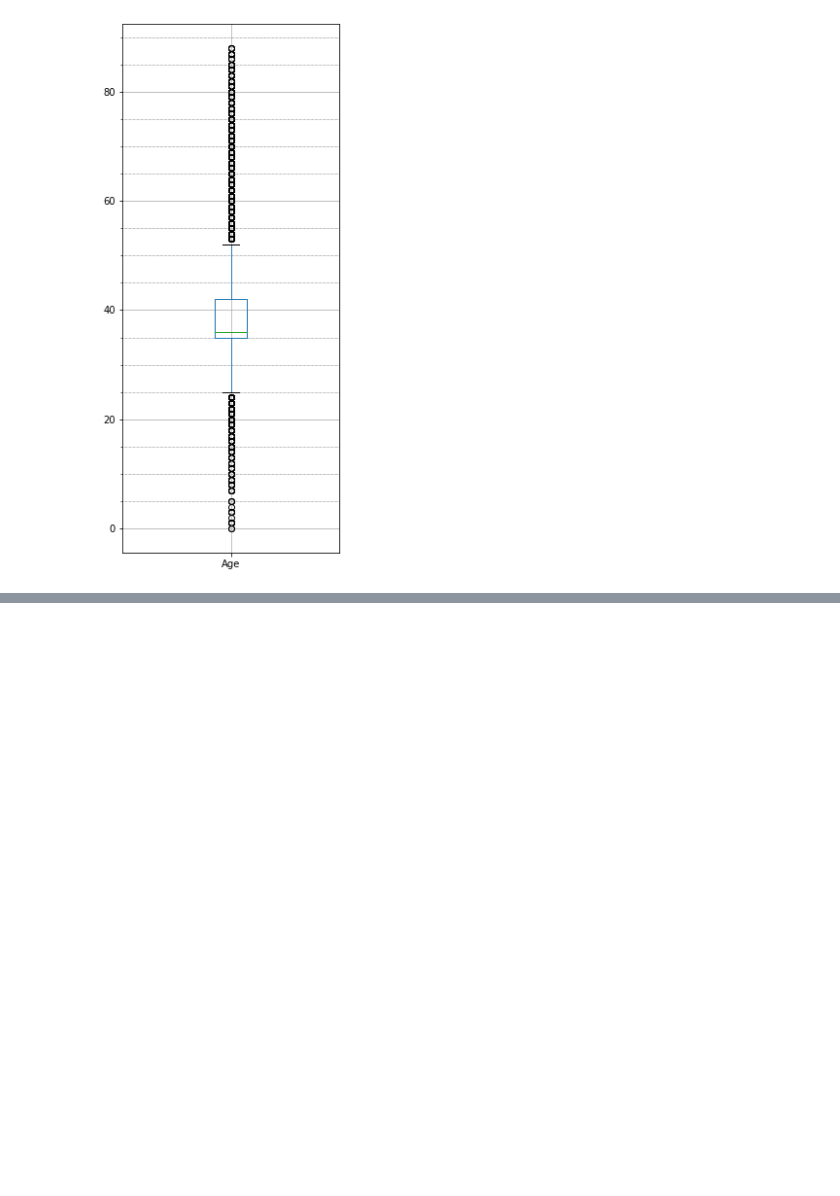
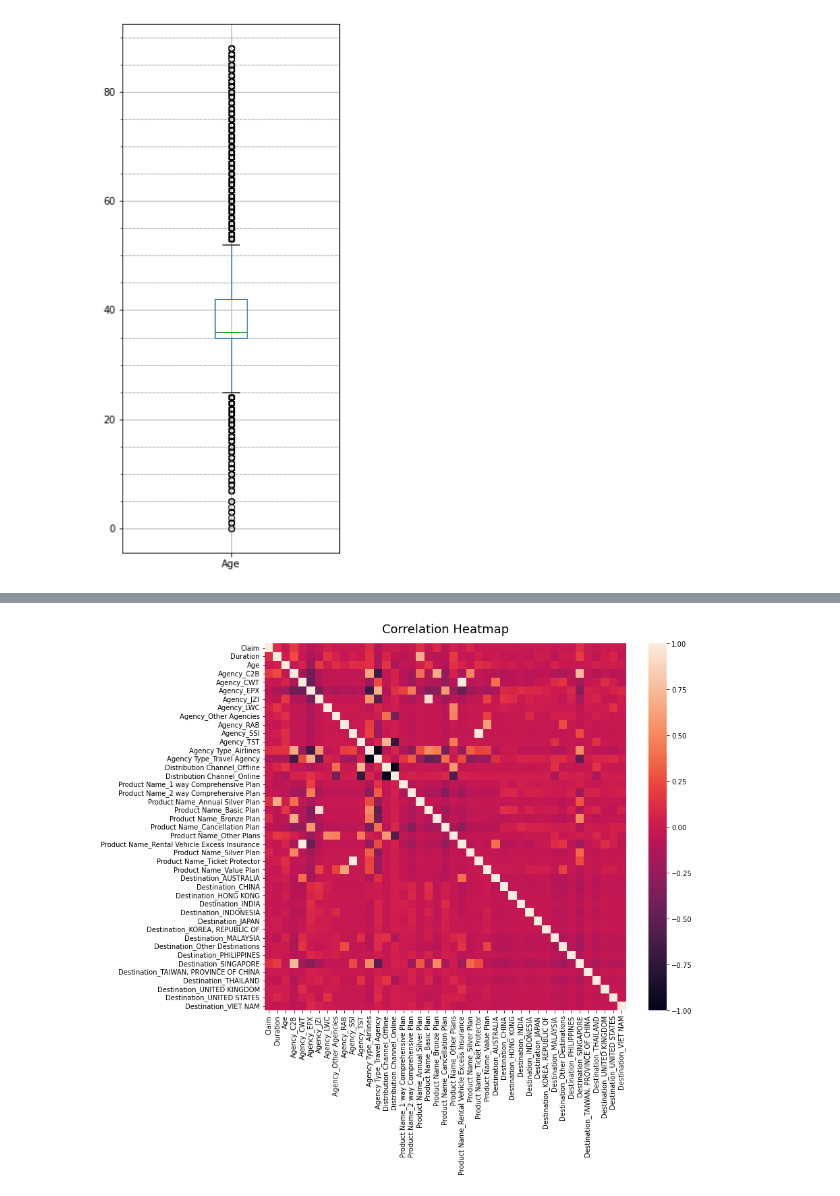
Before and after one commit to SilviaEiden/Data_Science_Final_Project_Group_6, a Jupyter notebook: Travel_Insurance_Cleaning.ipynb, the cells around one changed output, grey strips where cells are left out. Cells and saved outputs as stored; diff of their text form; code cells hidden in the pictures; blank space fills up the shorter version.

```diff
--- a/Travel_Insurance_Cleaning.ipynb
+++ b/Travel_Insurance_Cleaning.ipynb
@@ -237,0 +434,10 @@ travel_ins_df.to_sql(name='travel', con=engine, if_exists='replace')
+# %%
+# Determine which values to replace
+replace_prod_name = list(prod_name[prod_name < 1000].index)
+
+# Replace in dataframe
+for products in replace_prod_name:
+    dumm_corr_heatmap_df["Product Name"] = dumm_corr_heatmap_df["Product Name"].replace(products,"Other Plans")
+
+# Check to make sure binning was successful
+dumm_corr_heatmap_df["Product Name"].value_counts()
@@ -237,0 +457,4 @@ travel_ins_df.to_sql(name='travel', con=engine, if_exists='replace')
+# %%
+# Destination value counts
+destination = dumm_corr_heatmap_df["Destination"].value_counts()
+destination
@@ -237,0 +474,10 @@ travel_ins_df.to_sql(name='travel', con=engine, if_exists='replace')
+# %%
+# Determine which values to replace
+replace_destination = list(destination[destination < 1000].index)
+
+# Replace in dataframe
+for destinations in replace_destination:
+    dumm_corr_heatmap_df["Destination"] = dumm_corr_heatmap_df["Destination"].replace(destinations,"Other Destinations")
+
+# Check to make sure binning was successful
+dumm_corr_heatmap_df["Destination"].value_counts()
@@ -237,0 +502,6 @@ travel_ins_df.to_sql(name='travel', con=engine, if_exists='replace')
+# %%
+# Encode Labels with 'get_dummies'
+dumm_corr_heatmap_df = pd.get_dummies(dumm_corr_heatmap_df,
+                                      columns=dumm_corr_heatmap_df.dtypes.loc[lambda x: x == "object"].index.tolist())
+print(dumm_corr_heatmap_df.shape)
+dumm_corr_heatmap_df.head()
@@ -237,0 +539,10 @@ travel_ins_df.to_sql(name='travel', con=engine, if_exists='replace')
+# %%
+# Heatmap #3
+plt.figure(figsize=(12, 10))
+heatmap_3 = sns.heatmap(dumm_corr_heatmap_df.corr(), vmin=-1, vmax=1)
+heatmap_3.set_title('Correlation Heatmap', fontdict={'fontsize':18}, pad=16)
+
+plt.savefig("Analysis/heatmap_3.png", dpi=400, bbox_inches = "tight")
+plt.show()
+# %% [output]
+[figure, added]
```
Also changed, not shown: parts of 38 cells of this notebook, 9 other files.
